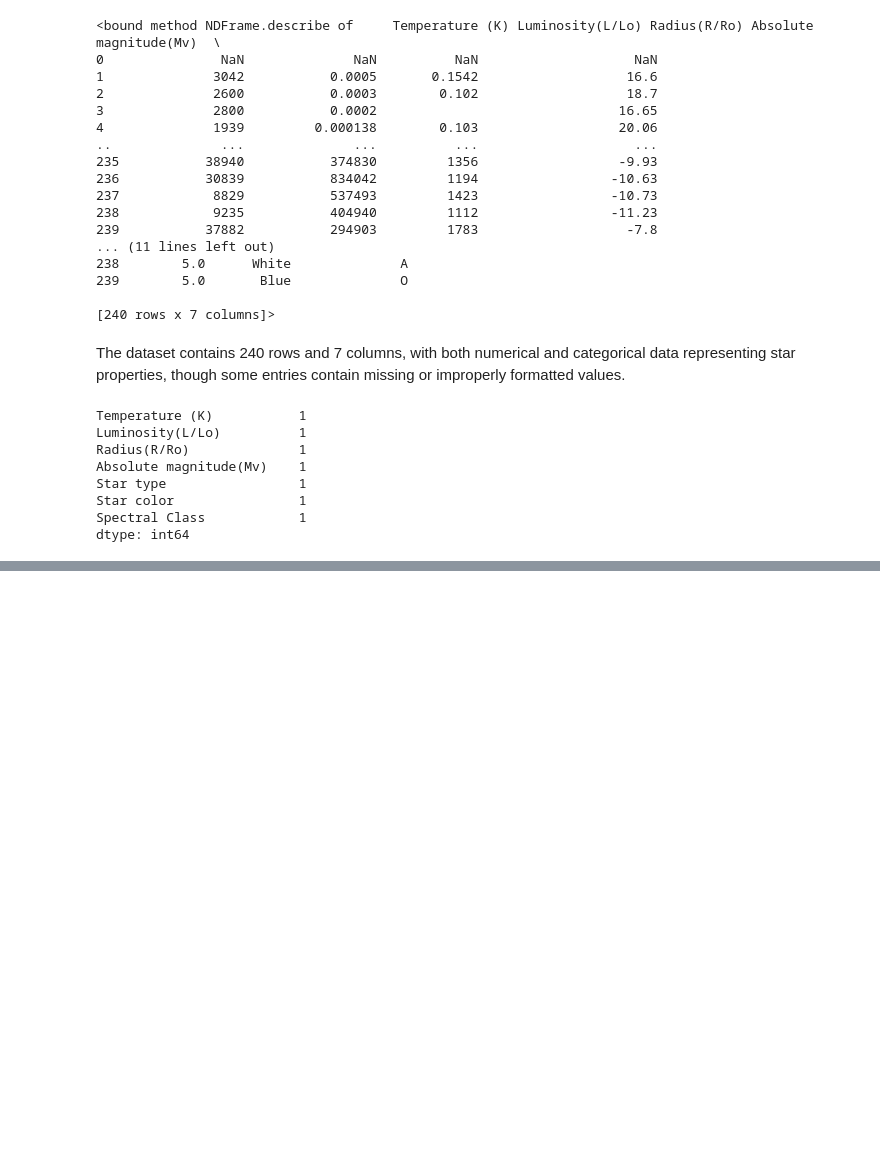
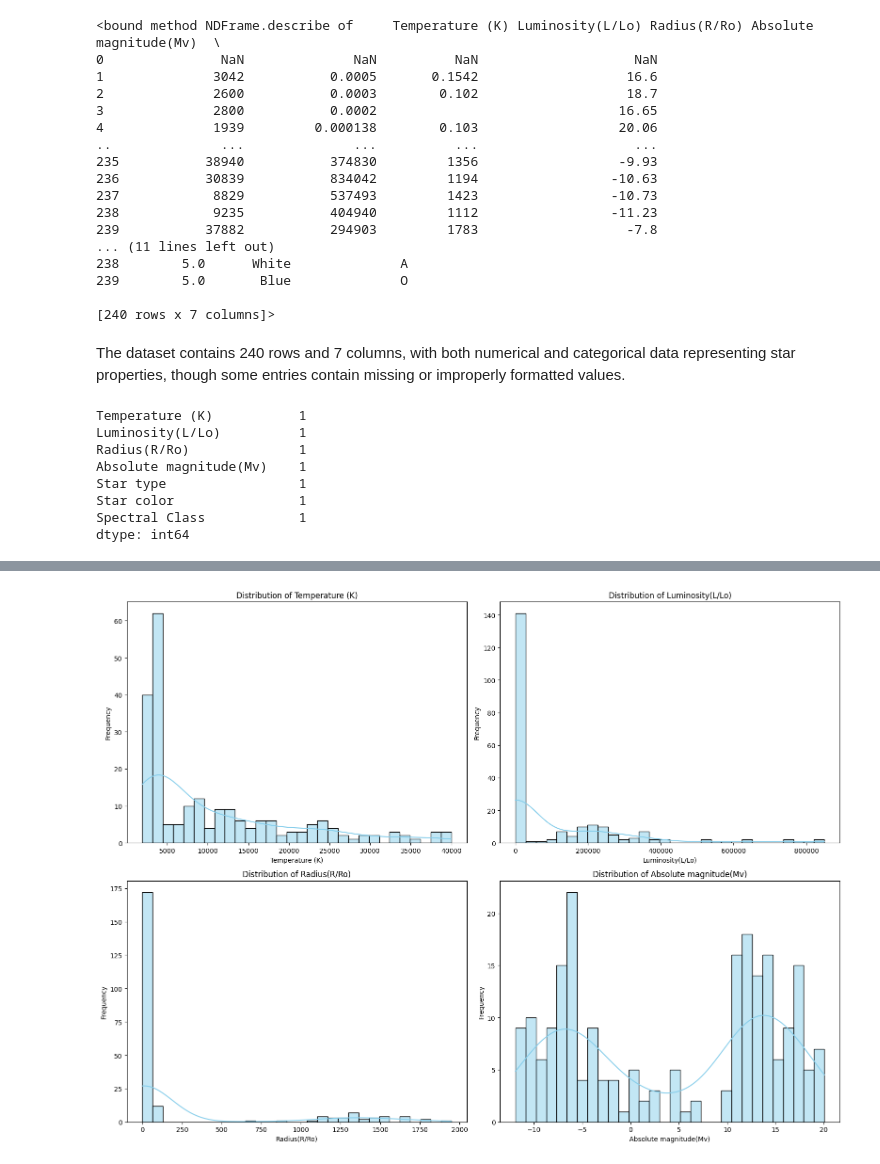
Before and after one commit to hermelawesene/ML-assignment1, a Jupyter notebook: notebooks/EDA(classification).ipynb, the cells around one changed output, grey strips where cells are left out. Cells and saved outputs as stored; diff of their text form; code cells hidden in the pictures; blank space fills up the shorter version.

```diff
--- a/notebooks/EDA(classification).ipynb
+++ b/notebooks/EDA(classification).ipynb
@@ -133,0 +208,15 @@ df
+# %%
+# Plotting distribution for numerical columns
+numeric_columns = ['Temperature (K)', 'Luminosity(L/Lo)', 'Radius(R/Ro)', 'Absolute magnitude(Mv)']
+
+plt.figure(figsize=(16, 12))
+for i, col in enumerate(numeric_columns, 1):
+    plt.subplot(2, 2, i)
+    sns.histplot(df_cleaned[col].astype(float), kde=True, bins=30, color='skyblue')
+    plt.title(f'Distribution of {col}')
+    plt.xlabel(col)
+    plt.ylabel('Frequency')
+plt.tight_layout()
+plt.show()
+# %% [output]
+[figure, added]
```
Also changed, not shown: parts of 18 cells of this notebook.
